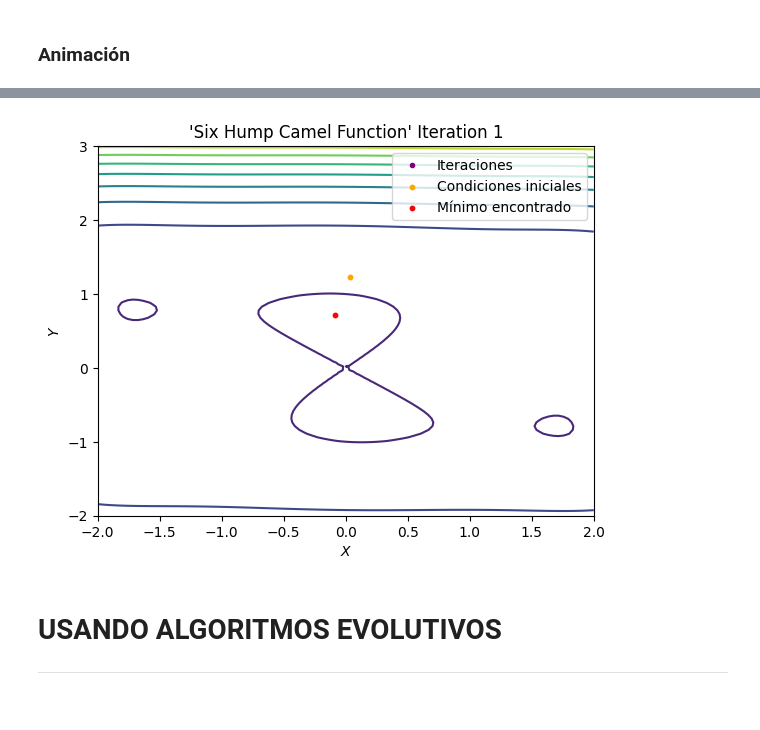
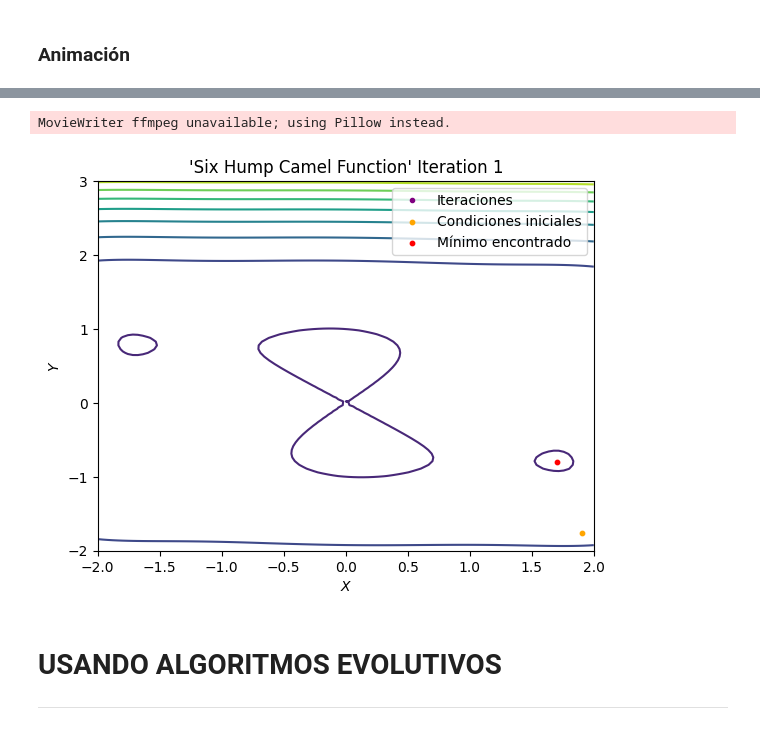
Before and after one commit to dgilrua/Trabajo-1-RNA, a Jupyter notebook: main.ipynb, the cells around one changed output, grey strips where cells are left out. Saved outputs shown, nothing was run; the diff lists cells and outputs as text; code cells hidden in the pictures.

```diff
--- a/main.ipynb
+++ b/main.ipynb
@@ -454,23 +439,24 @@ WARNING:matplotlib.legend:No artists with labels found to put in legend.  Note t
 # %%
 sol = np.asarray(sol)
 # Función para actualizar el gráfico
 def update_plot(k):
   ax.clear()
   ax.contour(X1, X2, Z)
   ax.plot(sol[:k, 0], sol[:k, 1], '.', color='purple', zorder=1, label='Iteraciones')
   ax.set_xlabel('$X$')
   ax.set_ylabel('$Y$')
   ax.set_title("'Six Hump Camel Function' Iteration " + str(k+1))
   ax.scatter(ci[0], ci[1], color='orange', s=10, label='Condiciones iniciales', zorder=2)
   ax.scatter(sol[-1, 0], sol[-1, 1], color='red', s=10, label='Mínimo encontrado', zorder=2)
   ax.legend()
 
 # Configuración inicial del gráfico
 fig, ax = plt.subplots()
 ani = animation.FuncAnimation(fig, update_plot,frames=len(sol)+1, interval=1000, repeat=False)
-ani.save('SixHump_grad_descent.mp4', writer='ffmpeg')
+ani.save('SixHump_grad_descent.gif', writer='ffmpeg')
 # %% [output]
+MovieWriter ffmpeg unavailable; using Pillow instead.
-[figure, old version]
+[figure, new version]
 # %% [markdown]
 # USANDO ALGORITMOS EVOLUTIVOS
 
```
Also changed, not shown: parts of 19 cells of this notebook, 4 other files.
